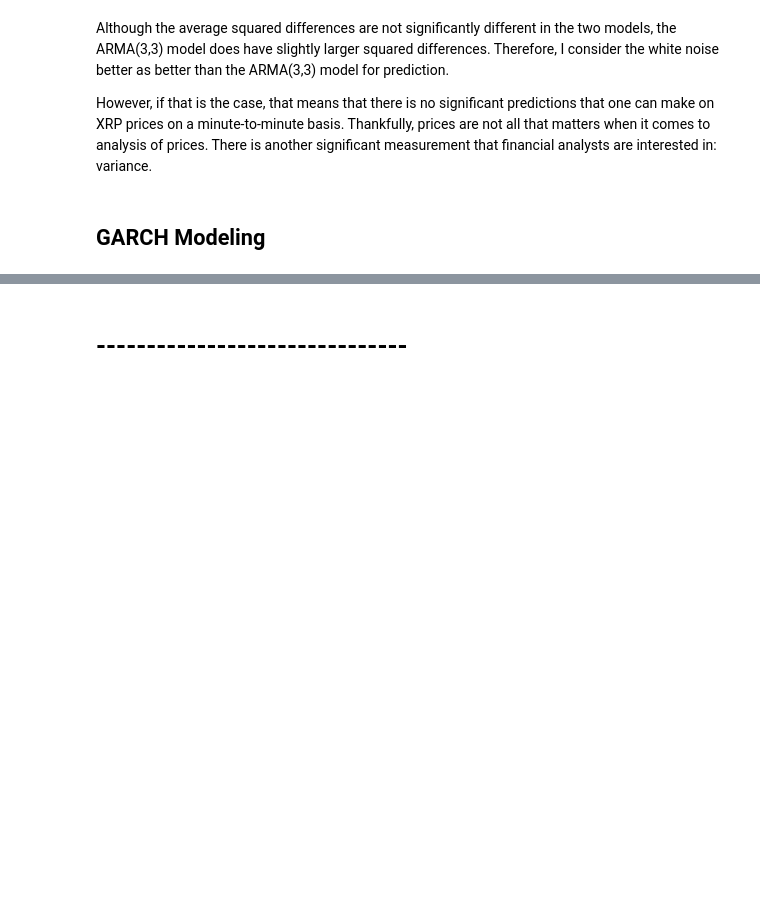
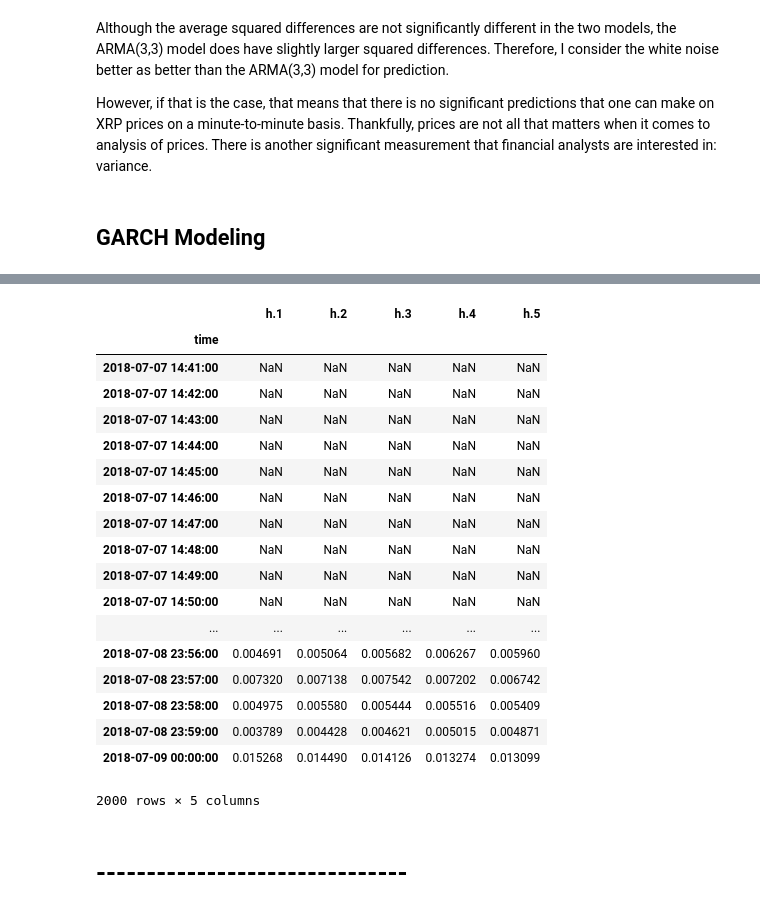
Before and after one commit to AndyVuHoang/Ripple-Report, a Jupyter notebook: analysis.ipynb, the cells around one changed output, grey strips where cells are left out. Drawn from its saved outputs; the diff is of its cells as text; code cells hidden in the pictures; blank space fills up the shorter version.

Commit message:
Additional TARCH Stuff
To do: Forecasting

```diff
--- a/analysis.ipynb
+++ b/analysis.ipynb
@@ -353,0 +550,4 @@ array([[    0.        ,     0.        ,     0.        ],
+# %%
+model_var = arch_model(ts, p=1, o=0, q=1, dist='studentst', mean='zero', power=1.0)
+res = model_var.fit(update_freq=0)
+res.summary()
@@ -354,3 +577,27 @@ array([[    0.        ,     0.        ,     0.        ],
+# %%
+forecasts = res.forecast(horizon=5, start=200, method='bootstrap')
+# %%
+forecasts.variance
+# %% [output]
+|  | h.1 | h.2 | h.3 | h.4 | h.5 |
+| time |  |  |  |  |  |
+| 2018-07-07 14:41:00 | NaN | NaN | NaN | NaN | NaN |
+| 2018-07-07 14:42:00 | NaN | NaN | NaN | NaN | NaN |
+| 2018-07-07 14:43:00 | NaN | NaN | NaN | NaN | NaN |
+| 2018-07-07 14:44:00 | NaN | NaN | NaN | NaN | NaN |
+| 2018-07-07 14:45:00 | NaN | NaN | NaN | NaN | NaN |
+| 2018-07-07 14:46:00 | NaN | NaN | NaN | NaN | NaN |
+| 2018-07-07 14:47:00 | NaN | NaN | NaN | NaN | NaN |
+| 2018-07-07 14:48:00 | NaN | NaN | NaN | NaN | NaN |
+| 2018-07-07 14:49:00 | NaN | NaN | NaN | NaN | NaN |
+| 2018-07-07 14:50:00 | NaN | NaN | NaN | NaN | NaN |
+| ... | ... | ... | ... | ... | ... |
+| 2018-07-08 23:56:00 | 0.004691 | 0.005064 | 0.005682 | 0.006267 | 0.005960 |
+| 2018-07-08 23:57:00 | 0.007320 | 0.007138 | 0.007542 | 0.007202 | 0.006742 |
+| 2018-07-08 23:58:00 | 0.004975 | 0.005580 | 0.005444 | 0.005516 | 0.005409 |
+| 2018-07-08 23:59:00 | 0.003789 | 0.004428 | 0.004621 | 0.005015 | 0.004871 |
+| 2018-07-09 00:00:00 | 0.015268 | 0.014490 | 0.014126 | 0.013274 | 0.013099 |
+2000 rows × 5 columns
 # %% [markdown]
 # -------------------------------
 # %% [markdown]
```
Also changed, not shown: parts of 18 cells of this notebook.
